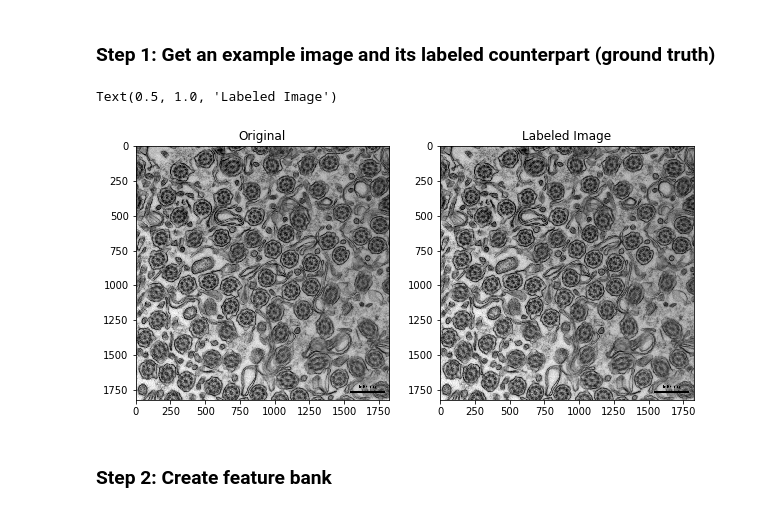
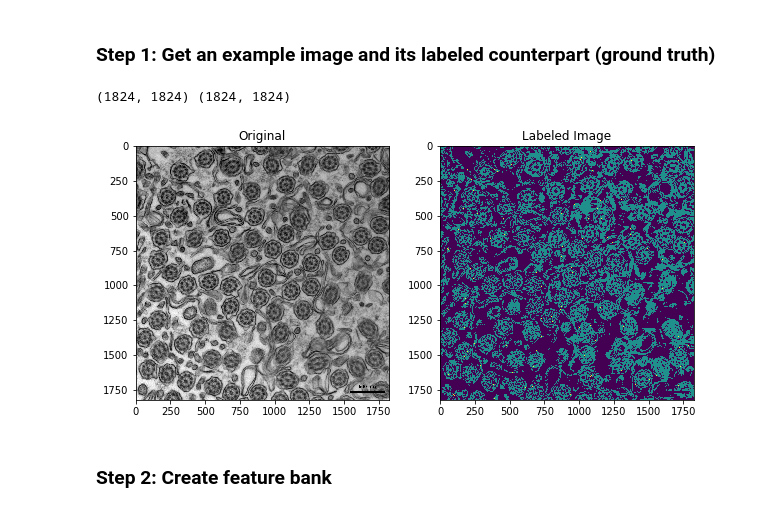
Before and after one commit to UniversalBuilder/Python-and-Microscopy, a Jupyter notebook: Image segmentation using ML.ipynb, the cells around one changed output. Cells and saved outputs as stored; diff of their text form; code cells hidden in the pictures.

Commit message:
added labels column

```diff
--- a/Image segmentation using ML.ipynb
+++ b/Image segmentation using ML.ipynb
@@ -10,20 +10,23 @@ import matplotlib.pyplot as plt
 # %%
 # import the images, both original and ground truth.
 img = cv2.imread('images/cilia.jpg')
 img_grayscale = cv2.cvtColor(img, cv2.COLOR_BGR2GRAY)
-labeled_img = cv2.imread('images/cilia_labeled.jpg')
+labeled_img = cv2.imread('images/cilia_labeled_hist.jpg')
+labeled_img_grayscale = cv2.cvtColor(labeled_img, cv2.COLOR_BGR2GRAY)
 
 fig = plt.figure(figsize=(10,10))
 fig.add_subplot(1,2,1)
 plt.imshow(img_grayscale, cmap='gray')
 plt.title('Original')
 
 fig.add_subplot(1,2,2)
-plt.imshow(img_grayscale, cmap='gray')
+plt.imshow(labeled_img_grayscale)
 plt.title('Labeled Image')
+
+print(img_grayscale.shape, labeled_img_grayscale.shape)
 # %% [output]
-Text(0.5, 1.0, 'Labeled Image')
+(1824, 1824) (1824, 1824)
-[figure, old version]
+[figure, new version]
 # %% [markdown]
 ### Step 2: Create feature bank
 # %%
```
Also changed, not shown: parts of 2 cells of this notebook, 1 other file.
